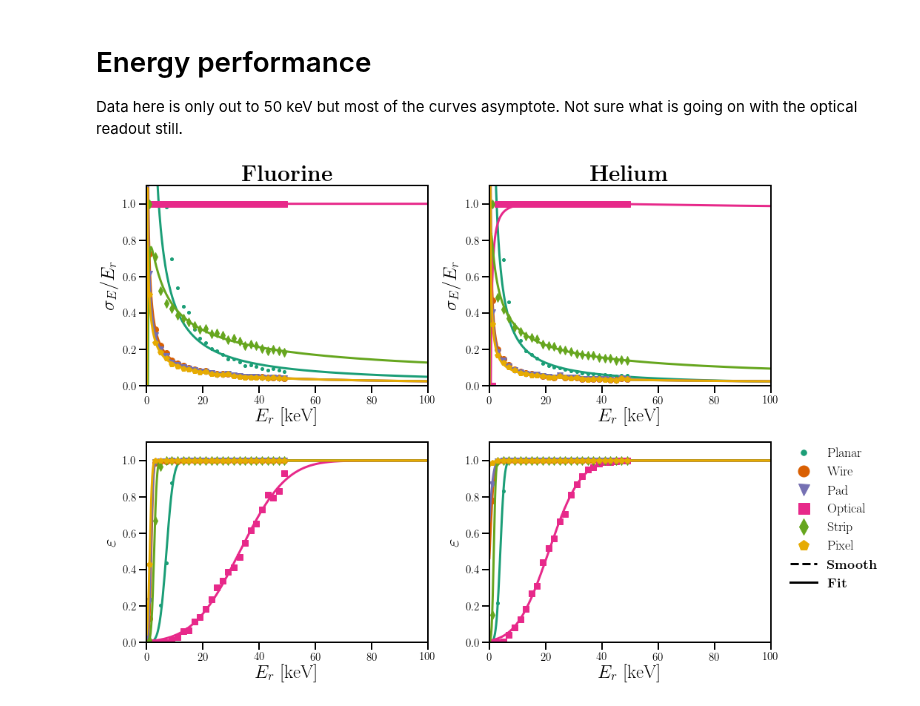
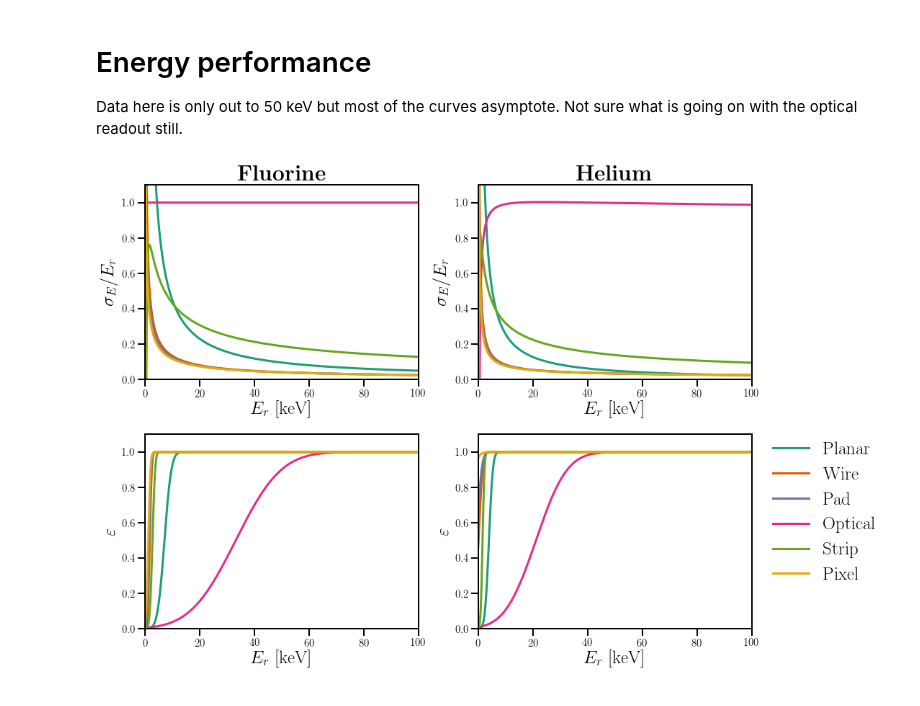
Before and after one commit to cajohare/CYGNUS, a Jupyter notebook: python/FitPerformanceCurves.ipynb, the cells around one changed output. Drawn from its saved outputs; the diff is of its cells as text; code cells hidden in the pictures.

```diff
--- a/python/FitPerformanceCurves.ipynb
+++ b/python/FitPerformanceCurves.ipynb
@@ -128,7 +128,7 @@ for ro_i in range(0,8):
     plt.xlabel(r"$E_r$ [keV]",fontsize=25)
     plt.ylabel(r"$\sigma_\gamma$ [$^\circ$]",fontsize=25)
     ax[0,0].set_ylim(bottom=0, top=90)
-    ax[0,0].set_xlim(0,200)
+    ax[0,0].set_xlim(0,100)
     ax[0,0].tick_params(which='major',direction='out',width=2,length=10)
     plt.xticks(fontsize=15)
     plt.yticks(fontsize=15)
@@ -142,7 +142,7 @@ for ro_i in range(0,8):
     plt.xlabel(r"$E_r$ [keV]",fontsize=25)
     plt.ylabel(r"$\sigma_\gamma$ [$^\circ$]",fontsize=25)
     ax[0,1].set_ylim(bottom=0, top=90)
-    ax[0,1].set_xlim(0,200)
+    ax[0,1].set_xlim(0,100)
     ax[0,1].tick_params(which='major',direction='out',width=2,length=10)
     plt.xticks(fontsize=15)
     plt.yticks(fontsize=15)
@@ -155,7 +155,7 @@ for ro_i in range(0,8):
     plt.xlabel(r"$E_r$ [keV]",fontsize=25)
     plt.ylabel(r"$\varepsilon_{\rm HT}$",fontsize=25)
     ax[1,0].set_ylim(bottom=0.4, top=1)
-    ax[1,0].set_xlim(0,200)
+    ax[1,0].set_xlim(0,100)
     ax[1,0].tick_params(which='major',direction='out',width=2,length=10)
     plt.xticks(fontsize=15)
     plt.yticks(fontsize=15)
@@ -168,7 +168,7 @@ for ro_i in range(0,8):
     plt.xlabel(r"$E_r$ [keV]",fontsize=25)
     plt.ylabel(r"$\varepsilon_{\rm HT}$",fontsize=25)
     ax[1,1].set_ylim(bottom=0.4, top=1)
-    ax[1,1].set_xlim(0,200)
+    ax[1,1].set_xlim(0,100)
     ax[1,1].tick_params(which='major',direction='out',width=2,length=10)
     plt.xticks(fontsize=15)
     plt.yticks(fontsize=15)
@@ -182,12 +182,12 @@ fig.tight_layout()
 plt.sca(ax[1,1])
 
 for i in range(0,8):
-    plt.plot(-1,-1,mrkz[i],markersize=15,color=col[i,:],label=fname[i])
-plt.plot([-1,-2],[-1,-2],'k--',linewidth=3,label=r'{\bf Smooth}')
-plt.plot([-1,-2],[-1,-2],'k-',linewidth=3,label=r'{\bf Fit}')
+    plt.plot(-1,-1,'-',linewidth=3,color=col[i,:],label=fname[i])
+#plt.plot([-1,-2],[-1,-2],'k--',linewidth=3,label=r'{\bf Smooth}')
+#plt.plot([-1,-2],[-1,-2],'k-',linewidth=3,label=r'{\bf Fit}')
 
 
-plt.legend(fontsize=18,frameon=False,bbox_to_anchor=(1.05, 1), loc=2, borderaxespad=0.)
+plt.legend(fontsize=24,frameon=False,bbox_to_anchor=(1.05, 1), loc=2, borderaxespad=0.)
 plt.show()
 #
 fig.savefig('../plots/angular-performance.pdf',bbox_inches='tight')
@@ -325,7 +325,7 @@ for ro_i in range(0,6):
     plt.sca(ax[0,0])
     #y = savgol_filter(F_er[:,1], smooth_w, smooth_i)
     #plt.plot(F_er[:,0],y,'--',linewidth=3,color=col[ro_i,:])
-    plt.plot(F_er[:,0],F_er[:,1],mrkz[ro_i],color=col[ro_i,:],linewidth=3,markersize=8)
+    #plt.plot(F_er[:,0],F_er[:,1],mrkz[ro_i],color=col[ro_i,:],linewidth=3,markersize=8)
     plt.plot(data_er[:,0],data_er[:,1],'-',color=col[ro_i,:],linewidth=3)
     plt.title(r"{\bf Fluorine}",fontsize=30)
     plt.xlabel(r"$E_r$ [keV]",fontsize=25)
@@ -339,7 +339,7 @@ for ro_i in range(0,6):
     plt.sca(ax[0,1])
     #y = savgol_filter(He_er[:,1], smooth_w, smooth_i)
     #plt.plot(He_er[:,0],y,'--',linewidth=3,color=col[ro_i,:])
-    plt.plot(He_er[:,0],He_er[:,1],mrkz[ro_i],color=col[ro_i,:],linewidth=3,markersize=8)
+    #plt.plot(He_er[:,0],He_er[:,1],mrkz[ro_i],color=col[ro_i,:],linewidth=3,markersize=8)
     plt.plot(data_er[:,0],data_er[:,2],'-',color=col[ro_i,:],linewidth=3)
     plt.title(r"{\bf Helium}",fontsize=30)
     plt.xlabel(r"$E_r$ [keV]",fontsize=25)
@@ -353,7 +353,7 @@ for ro_i in range(0,6):
     plt.sca(ax[1,0])
     #y = savgol_filter(He_eff[:,1], smooth_w, smooth_i)
     #plt.plot(F_eff[:,0],y,'--',linewidth=3,color=col[ro_i,:])
-    plt.plot(F_eff[:,0],F_eff[:,1],mrkz[ro_i],color=col[ro_i,:],linewidth=3,markersize=8)
+    #plt.plot(F_eff[:,0],F_eff[:,1],mrkz[ro_i],color=col[ro_i,:],linewidth=3,markersize=8)
     plt.plot(data_eff[:,0],data_eff[:,1],'-',color=col[ro_i,:],linewidth=3)
     plt.xlabel(r"$E_r$ [keV]",fontsize=25)
     plt.ylabel(r"$\varepsilon$",fontsize=25)
@@ -368,7 +368,7 @@ for ro_i in range(0,6):
     plt.sca(ax[1,1])
     #y = savgol_filter(He_eff[:,1], smooth_w, smooth_i)
     #plt.plot(He_eff[:,0],y,'--',linewidth=3,color=col[ro_i,:])
-    plt.plot(He_eff[:,0],He_eff[:,1],mrkz[ro_i],color=col[ro_i,:],linewidth=3,markersize=8)
+    #plt.plot(He_eff[:,0],He_eff[:,1],mrkz[ro_i],color=col[ro_i,:],linewidth=3,markersize=8)
     plt.plot(data_eff[:,0],data_eff[:,2],'-',color=col[ro_i,:],linewidth=3)
     plt.xlabel(r"$E_r$ [keV]",fontsize=25)
     plt.ylabel(r"$\varepsilon$",fontsize=25)
@@ -384,35 +384,35 @@ for ro_i in range(0,6):
 
 
     f.close()
 
 # Use pixel efficiency and resolution for non-directional readout
 savetxt(fdir_eff+"Nondirectional"+froot_eff,data_eff, delimiter='\t')
 savetxt(fdir_er+"Nondirectional"+froot_er,data_er, delimiter='\t')
 
 # Use the pixel readout energy resolution for the post-drift and pre-drift
 # but perfect efficiency (i.e. all charge is detected)
 data_eff[:,1] = 1.0
 data_eff[:,2] = 1.0
 savetxt(fdir_er+"Predrift"+froot_er,data_er, delimiter='\t')
 savetxt(fdir_eff+"Predrift"+froot_eff,data_eff, delimiter='\t')
 savetxt(fdir_er+"Postdrift"+froot_er,data_er, delimiter='\t')
 savetxt(fdir_eff+"Postdrift"+froot_eff,data_eff, delimiter='\t')
 
 fig.tight_layout()
 plt.sca(ax[1,1])
 for i in range(0,6):
-    plt.plot(-1,-1,mrkz[i],markersize=15,color=col[i,:],label=fname[i])
-plt.plot([-1,-2],[-1,-2],'k--',linewidth=3,label=r'{\bf Smooth}')
-plt.plot([-1,-2],[-1,-2],'k-',linewidth=3,label=r'{\bf Fit}')
-plt.legend(fontsize=18,frameon=False,bbox_to_anchor=(1.05, 1), loc=2, borderaxespad=0.)
+    plt.plot(-1,-1,linewidth=3,color=col[i,:],label=fname[i])
+#plt.plot([-1,-2],[-1,-2],'k--',linewidth=3,label=r'{\bf Smooth}')
+#plt.plot([-1,-2],[-1,-2],'k-',linewidth=3,label=r'{\bf Fit}')
+plt.legend(fontsize=25,frameon=False,bbox_to_anchor=(1.05, 1), loc=2, borderaxespad=0.)
 plt.show()
 #
 fig.savefig('../plots/energy-performance.pdf',bbox_inches='tight')
 
 # Perfect efficiency and resolution for idealised readout
 data_er[:,1] = 0.0
 data_er[:,2] = 0.0
 savetxt(fdir_er+"Ideal"+froot_er,data_er, delimiter='\t')
 savetxt(fdir_eff+"Ideal"+froot_eff,data_eff, delimiter='\t')
 # %% [output]
-[figure, old version]
+[figure, new version]
```
Also changed, not shown: parts of 1 cell of this notebook, 40 other files.
